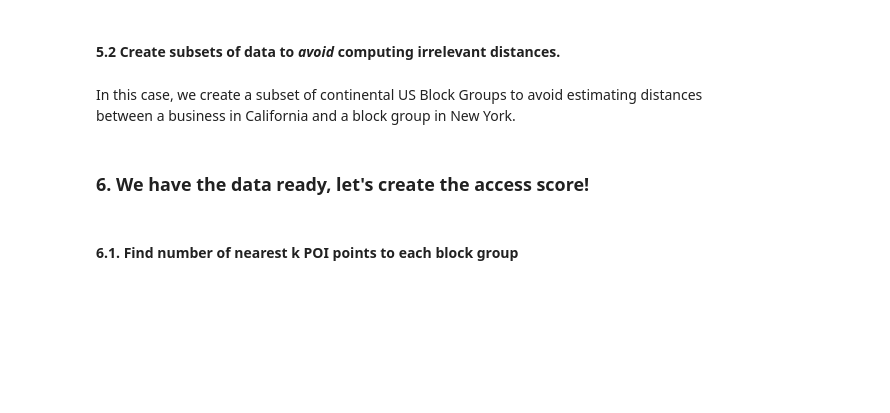
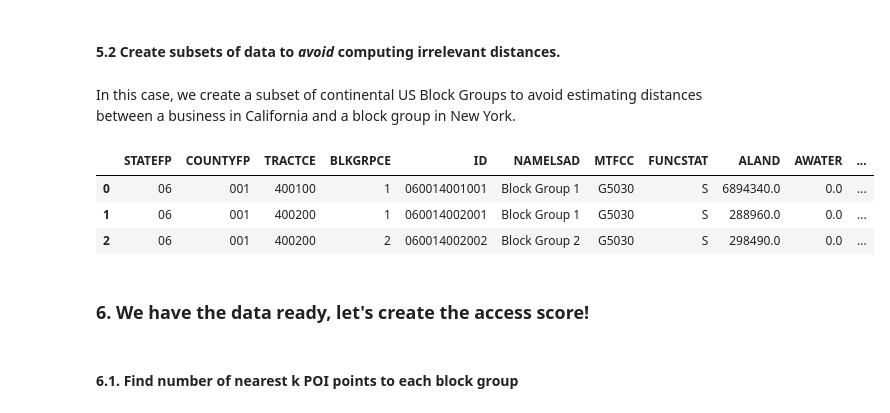
Before and after one commit to kcredit/Walkable-Accessibility-Score, a Jupyter notebook: src/Walkable Accessibility Score.ipynb, the cells around one changed output. Drawn from its saved outputs; the diff is of its cells as text; code cells hidden in the pictures; blank space fills up the shorter version.

```diff
--- a/src/Walkable Accessibility Score.ipynb
+++ b/src/Walkable Accessibility Score.ipynb
@@ -215,10 +220,9 @@ am_id
 # %% [markdown]
 #### 5.1. In this case, we upload block groups
 # %%
-# Block group file we're using in this case - one spatial deifnition of demand units for all time periods
-#s_v = gpd.read_file('BG_2011_2015ADI_us48.shp') # Load geography (oftentimes as shapefile).
-
-s_v = gpd.read_file('WAS_USA/data/US_blck_grp_2015.shp') # Load geography (oftentimes as shapefile).
+# Load geography (oftentimes as shapefile).
+# Block group file we're using in this case - one spatial definition of demand units for all time periods
+s_v = gpd.read_file('../data/nhgis0022_shape/nhgis0022_shapefile_tl2015_us_blck_grp_2015/US_blck_grp_2015.shp') # Load geography (oftentimes as shapefile).
 # %%
 # Check the data
 s_v.head(2)
@@ -277,3 +279,10 @@ s_v5 = s_v5.reset_index(drop=True)
+# %%
+sv[0].head(3)
+# %% [output]
+|  | STATEFP | COUNTYFP | TRACTCE | BLKGRPCE | ID | NAMELSAD | MTFCC | FUNCSTAT | ALAND | AWATER | ... |
+| 0 | 06 | 001 | 400100 | 1 | 060014001001 | Block Group 1 | G5030 | S | 6894340.0 | 0.0 | ... |
+| 1 | 06 | 001 | 400200 | 1 | 060014002001 | Block Group 1 | G5030 | S | 288960.0 | 0.0 | ... |
+| 2 | 06 | 001 | 400200 | 2 | 060014002002 | Block Group 2 | G5030 | S | 298490.0 | 0.0 | ... |
 # %% [markdown]
 ### 6. We have the data ready, let's create the access score!
 # %% [markdown]
```
Also changed, not shown: parts of 42 cells of this notebook.
